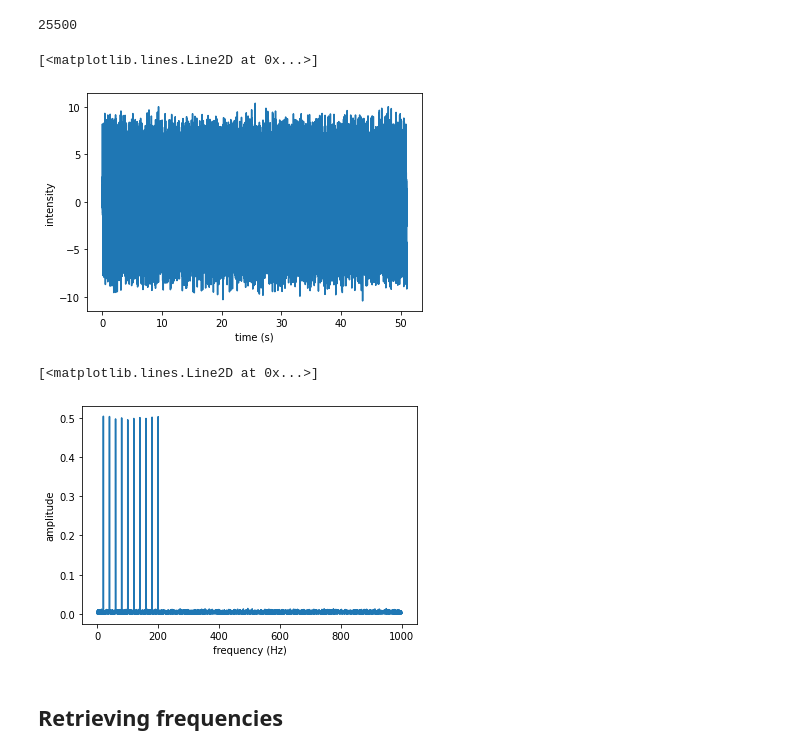
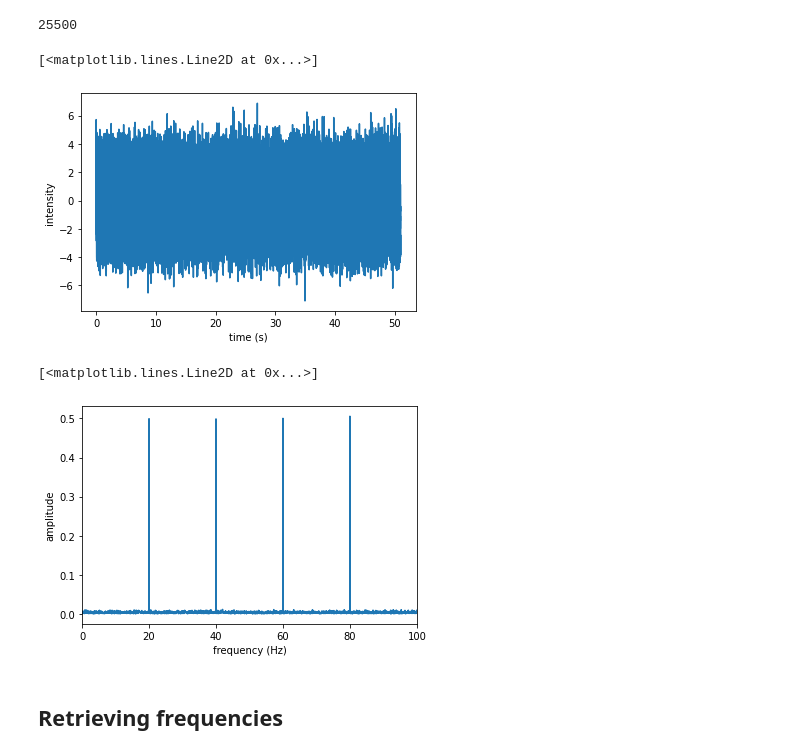
Before and after one commit to Yousousen/pulsar_analysis, a Jupyter notebook: src/script/simulation/simulation.ipynb, the cells around one changed output. Cells and saved outputs as stored; diff of their text form; code cells hidden in the pictures.

```diff
--- a/src/script/simulation/simulation.ipynb
+++ b/src/script/simulation/simulation.ipynb
@@ -192,7 +192,7 @@ sin1 = np.sin(2*np.pi* freq_sin1 *time_array)
 Add many sines
 # %%
 signal = noise
-for i in range(1, 11):
+for i in range(1, 5):
     freq = i * 10
     signal += np.sin(2*np.pi * freq *time_array)
 # %% [markdown]
@@ -229,15 +229,15 @@ plt.xlabel('time (s)')
 plt.plot(time_array, signal)
 # %% [output]
 [<matplotlib.lines.Line2D at 0x...>]
-[figure, old version]
+[figure, new version]
 # %%
 plt.ylabel('amplitude')
 plt.xlabel('frequency (Hz)')
-#plt.xlim(0, frequencies[-1] + 1)
+plt.xlim(0, 100)
 plt.plot(frequencies, np.abs(transform))
 # %% [output]
 [<matplotlib.lines.Line2D at 0x...>]
-[figure, old version]
+[figure, new version]
 # %% [markdown]
 ## Retrieving frequencies
 # %% [markdown]
```
Also changed, not shown: parts of 4 cells of this notebook, 8 other files.
